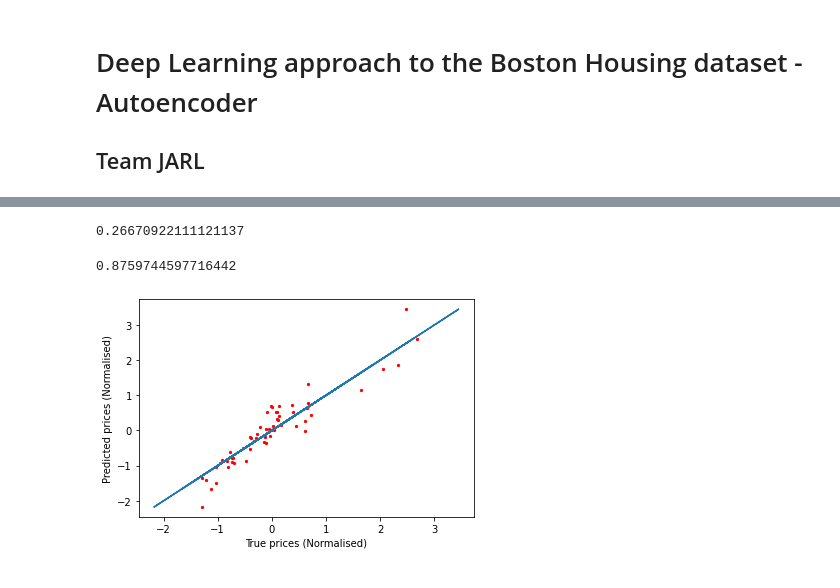
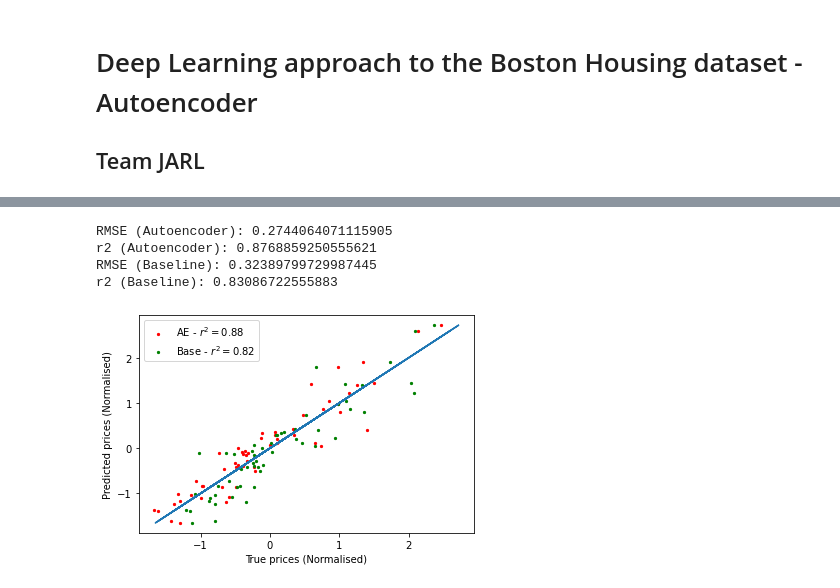
Before and after one commit to raihaan123/AI-Hack, a Jupyter notebook: Autoencoder.ipynb, the cells around one changed output, grey strips where cells are left out. Drawn from its saved outputs; the diff is of its cells as text; code cells hidden in the pictures.

```diff
--- a/Autoencoder.ipynb
+++ b/Autoencoder.ipynb
@@ -140,6 +209,6 @@ latents_test = np.array([latent_model.predict(i.reshape(1, X_train.shape[1])) fo
 # %%
-valuePredictor = Sequential([
-    Dense(choke, activation='relu', input_shape=(choke,)),
+valuePredictor_baseline = Sequential([
+    Dense(X_train.shape[1], activation='relu', input_shape=(X_train.shape[1],)),
     Dense(20, activation='relu'),
     Dense(20, activation='relu'),
     Dense(20, activation='relu'),
@@ -147,15 +216,15 @@ valuePredictor = Sequential([
     Dense(1)
 ])
 # %%
-valuePredictor.compile(optimizer=Adam(lr=0.01),
+valuePredictor_baseline.compile(optimizer=Adam(lr=0.01),
                     loss='MSE',
                     metrics=['mean_squared_error'])
-checkpointer_m = ModelCheckpoint(filepath="valuePredictor.z1",
+checkpointer_2 = ModelCheckpoint(filepath="valuePredictor_baseline.z1",
                               verbose=0,
                               save_best_only=True)
-history_m = valuePredictor.fit(latents_train, Y_train,
+history_2 = valuePredictor_baseline.fit(X_train, Y_train,
                     epochs=700,
                     batch_size=450,
                     shuffle=True,
-                    validation_data=(latents_test, Y_test),
-                    verbose=1, callbacks=[early_stopping, checkpointer_m]).history
+                    validation_data=(X_test, Y_test),
+                    verbose=1, callbacks=[early_stopping, checkpointer_2]).history
@@ -175,22 +231,28 @@ plt.savefig('losses_downstream.png', dpi=300)
 # %%
 # Test
-Z = np.zeros((56,))
-for i,meh in enumerate(X_test):
-  testing = np.array(meh).reshape(1,X_train.shape[1])
-  y = latent_model.predict(testing)
-  z = money.predict(y)
-  Z[i] = z
+ae_preds = np.zeros((56,))
+base_preds = np.zeros((56,))
+for i, record in enumerate(X_test):
+  ae_preds[i] = valuePredictor.predict(latent_model.predict(np.array(record).reshape(1, X_train.shape[1])))
+  base_preds[i] = valuePredictor_baseline.predict(np.array(record).reshape(1, X_train.shape[1]))
 # %%
-plt.scatter(Z, Y_test, color='r', s=5)
+plt.scatter(ae_preds, Y_test, color='r', s=5, label='AE - $r^2 = 0.88$')
+plt.scatter(base_preds, Y_test, color='g', s=5, label='Base - $r^2 = 0.83$')
+
 plt.plot(Y_test,Y_test)
 plt.xlabel("True prices (Normalised)")
 plt.ylabel("Predicted prices (Normalised)")
-
+plt.legend()
 plt.savefig('predictions.png', dpi=300)
 
-print(np.sqrt((Y_test - Z)**2).mean(axis=None))
-r2_score(Y_test, Z)
+print("RMSE (Autoencoder):", np.sqrt((Y_test - ae_preds)**2).mean(axis=None))
+print("r2 (Autoencoder):", r2_score(Y_test, ae_preds))
+
+print("RMSE (Baseline):", np.sqrt((Y_test - base_preds)**2).mean(axis=None))
+print("r2 (Baseline):", r2_score(Y_test, base_preds))
 # %% [output]
-0.26670922111121137
+RMSE (Autoencoder): 0.2744064071115905
+r2 (Autoencoder): 0.8768859250555621
+RMSE (Baseline): 0.32389799729987445
+r2 (Baseline): 0.83086722555883
-0.8759744597716442
-[figure, old version]
+[figure, new version]
```
Also changed, not shown: parts of 12 cells of this notebook, 3 other files.
